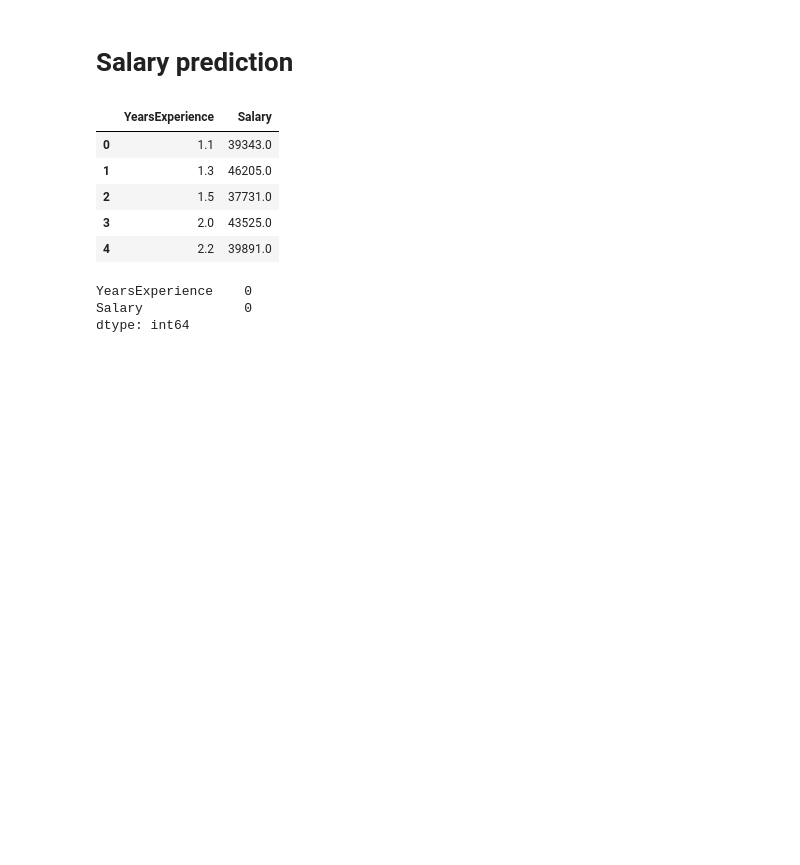
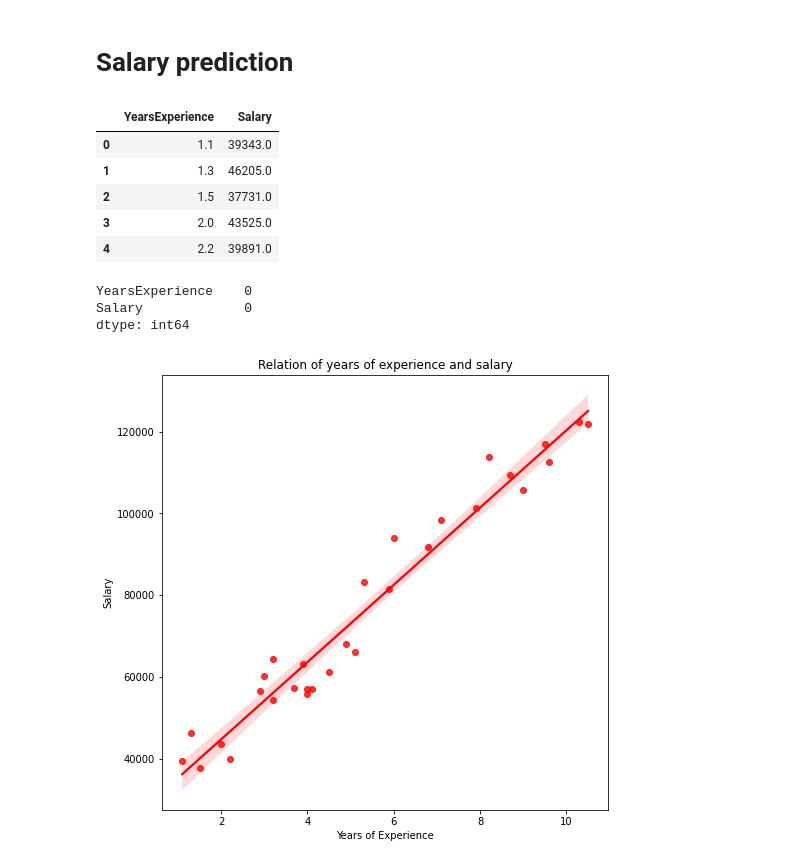
Before and after one commit to earo12/Salary-Prediction, a Jupyter notebook: Untitled1.ipynb, the cells around one changed output. Drawn from its saved outputs; the diff is of its cells as text; code cells hidden in the pictures; blank space fills up the shorter version.

Commit message:
Added graph of years and salary

```diff
--- a/Untitled1.ipynb
+++ b/Untitled1.ipynb
@@ -22,3 +24,12 @@ df.isnull().sum()
 YearsExperience    0
 Salary             0
 dtype: int64
+# %%
+plt.figure(figsize = (8,8))
+sns.regplot(data = df, x = 'YearsExperience', y = 'Salary', color = 'r')
+plt.xlabel('Years of Experience')
+plt.ylabel('Salary')
+plt.title('Relation of years of experience and salary')
+plt.show()
+# %% [output]
+[figure, added]
```
Also changed, not shown: parts of 1 cell of this notebook.
